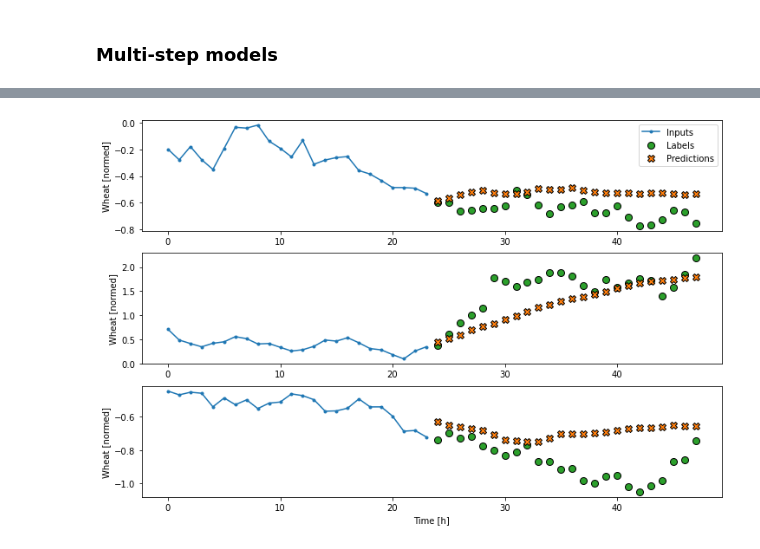
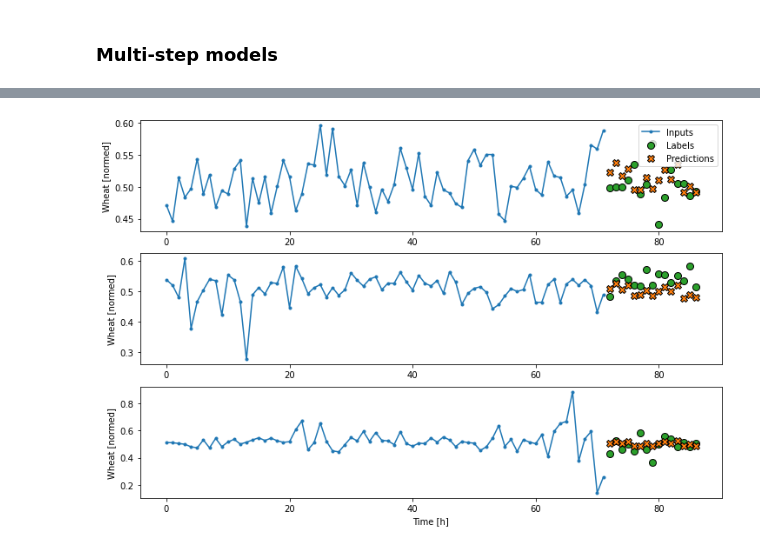
Before and after one commit to zy22159-tech/MasterDT, a Jupyter notebook: Tensorflow time series prediction tutorial.ipynb, the cells around one changed output, grey strips where cells are left out. Saved outputs shown, nothing was run; the diff lists cells and outputs as text; code cells hidden in the pictures.

```diff
--- a/Tensorflow time series prediction tutorial.ipynb
+++ b/Tensorflow time series prediction tutorial.ipynb
@@ -120,3 +60,7 @@ _ = ax.set_xticklabels(df.keys(), rotation=90)
+# %%
+train_df = pd.DataFrame(data = scaled_train, columns = ['tmax','tmin','prcp','Crude Oil WTI', 'Gold','Oats','Corn','Soybeans','Wheat','USD_CAD','USD_CNY','USD_EUR','USD_MXN','SWE','SNOW','SNWD','Date'])
+val_df = pd.DataFrame(data = scaled_val, columns = ['tmax','tmin','prcp','Crude Oil WTI', 'Gold','Oats','Corn','Soybeans','Wheat','USD_CAD','USD_CNY','USD_EUR','USD_MXN','SWE','SNOW','SNWD','Date'])
+test_df = pd.DataFrame(data = scaled_test, columns = ['tmax','tmin','prcp','Crude Oil WTI', 'Gold','Oats','Corn','Soybeans','Wheat','USD_CAD','USD_CNY','USD_EUR','USD_MXN','SWE','SNOW','SNWD','Date'])
 # %%
 # Construct windowGenerator
 class WindowGenerator():
@@ -560,6 +482,6 @@ baseline.compile(loss=tf.keras.losses.MeanSquaredError(),
 # %%
 val_performance = {}
 performance = {}
-val_performance['Baseline'] = baseline.evaluate(wide_window.val)
-performance['Baseline'] = baseline.evaluate(wide_window.test, verbose=0)
+val_performance['Baseline'] = baseline.evaluate(single_step_window.val)
+performance['Baseline'] = baseline.evaluate(single_step_window.test, verbose=0)
 # %% [output]
@@ -626,8 +552,9 @@ _ = plt.legend()
 # %% [markdown]
 ### Multi-step models
 # %%
-OUT_STEPS = 24
-multi_window = WindowGenerator(input_width=24,
+OUT_STEPS = 15
+input_steps = 72
+multi_window = WindowGenerator(input_width=input_steps,
                                label_width=OUT_STEPS,
                                shift=OUT_STEPS)
 
@@ -699,7 +630,7 @@ multi_dense_model = tf.keras.Sequential([
     # Shape [batch, time, features] => [batch, 1, features]
     tf.keras.layers.Lambda(lambda x: x[:, -1:, :]),
     # Shape => [batch, 1, dense_units]
-    tf.keras.layers.Dense(512, activation='relu'),
+    tf.keras.layers.Dense(32, activation='relu'),
     # Shape => [batch, out_steps*features]
     tf.keras.layers.Dense(OUT_STEPS*num_features,
                           kernel_initializer=tf.initializers.zeros()),
@@ -719,8 +650,10 @@ multi_window.plot(multi_dense_model)
 # %%
-CONV_WIDTH = 3
+CONV_WIDTH = 5
 multi_conv_model = tf.keras.Sequential([
     # Shape [batch, time, features] => [batch, CONV_WIDTH, features]
     tf.keras.layers.Lambda(lambda x: x[:, -CONV_WIDTH:, :]),
+    # Shape => [batch, 1, dense_units]
+    tf.keras.layers.Dense(512, activation='relu'),
     # Shape => [batch, 1, conv_units]
     tf.keras.layers.Conv1D(256, activation='relu', kernel_size=(CONV_WIDTH)),
     # Shape => [batch, 1,  out_steps*features]
@@ -734,7 +667,7 @@ history = compile_and_fit(multi_conv_model, multi_window)
 
 IPython.display.clear_output()
 
-multi_val_performance['Conv'] = multi_conv_model.evaluate(multi_window.val)
-multi_performance['Conv'] = multi_conv_model.evaluate(multi_window.test, verbose=0)
+multi_val_performance['BiConv'] = multi_conv_model.evaluate(multi_window.val)
+multi_performance['BiConv'] = multi_conv_model.evaluate(multi_window.test, verbose=0)
 multi_window.plot(multi_conv_model)
 # %% [output]
@@ -742 +675 @@ multi_window.plot(multi_conv_model)
-[figure, old version]
+[figure, new version]
```
Also changed, not shown: parts of 49 cells of this notebook, 27 other files.
